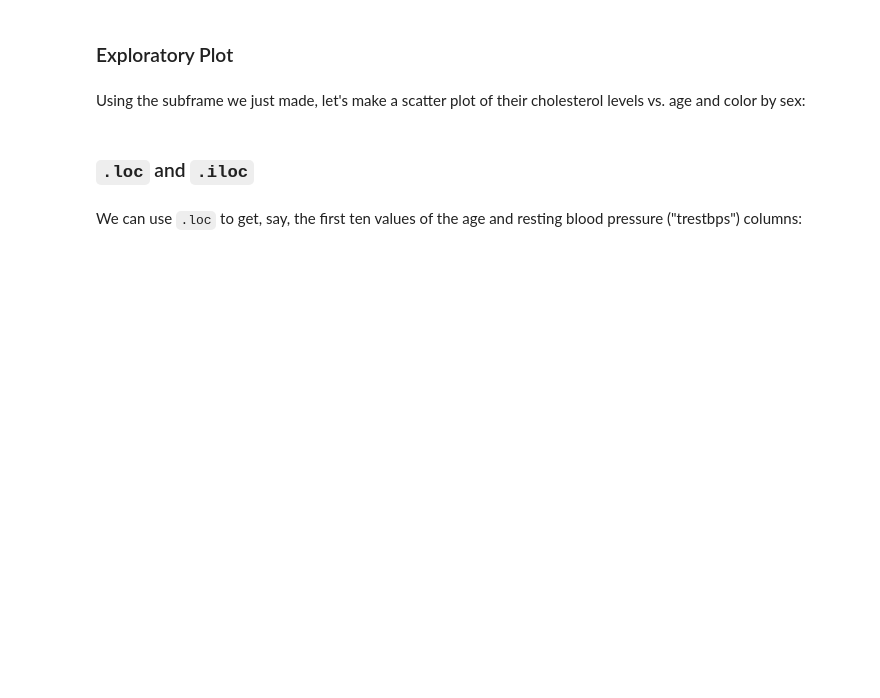
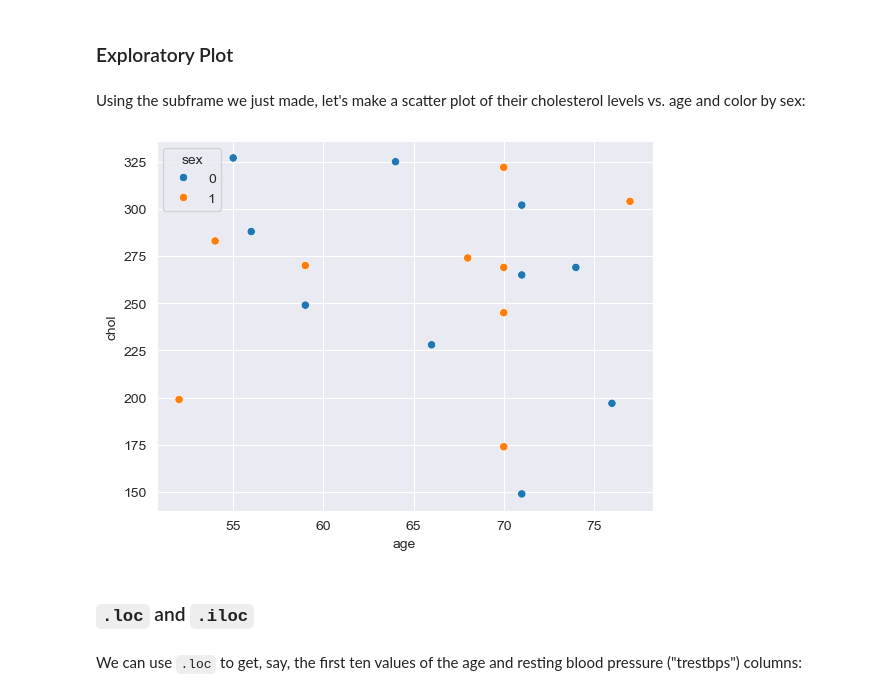
Before and after one commit to ReeseWatkinsNelson/DS_311_HW_Repo, a Jupyter notebook: Python/Python_Lab_Exercise_2.ipynb, the cells around one changed output. Saved outputs shown, nothing was run; the diff lists cells and outputs as text; code cells hidden in the pictures; blank space fills up the shorter version.

```diff
--- a/Python/Python_Lab_Exercise_2.ipynb
+++ b/Python/Python_Lab_Exercise_2.ipynb
@@ -26,9 +26,8 @@ Pandas has many methods for reading different types of files. Note that here we
 Read about this dataset [here](https://www.kaggle.com/ronitf/heart-disease-uci).
 # %%
 # loading the data from the database python.db
+import sqlite3
 import pandas as pd
-import sqlite3
 
-con = sqlite3.connect('python.db')
-heart_df = pd.read_sql_query('SELECT * FROM heart', con)
-heart_df.to_sql('heart_data', con, if_exists='replace', index=False)
+con = con = sqlite3.connect('python.db')
+heart_df = pd.read_csv('heart.csv')
@@ -148,5 +284,5 @@ missing
 # %% [markdown]
 Adding a column is very easy in `pandas`. Let's add a new column to our dataset called "test", and set all of its values to 0.
 # %%
-heart_augmented['test'] = 0
+heart_df['test'] = 0
 # %%
@@ -157,4 +300,5 @@ I can also add columns whose values are functions of existing columns.
 Suppose I want to add the cholesterol column ("chol") to the resting systolic blood pressure column ("trestbps"):
 # %%
 # complete the python code here
+heart_df['chol+trestbps'] = heart_df['chol'] + heart_df['trestbps']
 # %%
@@ -175,15 +351,18 @@ Use '&' for "and" and '|' for "or".
 Display the patients who are 70 or over as well as the patients whose trestbps score is greater than 170.
 # %%
 # complete the python code here
+heart_v2 = heart_df[(heart_df['age'] >= 70) | (heart_df['trestbps'] > 170)]
 # %% [markdown]
 ### Exploratory Plot
 # %% [markdown]
 Using the subframe we just made, let's make a scatter plot of their cholesterol levels vs. age and color by sex:
 # %%
 # complete the python code here
-at_risk =
+at_risk = heart_v2[(heart_df['age'] >= 70) | (heart_df['trestbps'] > 170)]
 
 sns.scatterplot(data=at_risk, x='age', y='chol', hue='sex');
+# %% [output]
+[figure, added]
 # %% [markdown]
 ### `.loc` and `.iloc`
 # %% [markdown]
```
Also changed, not shown: parts of 43 cells of this notebook, 3 other files.
